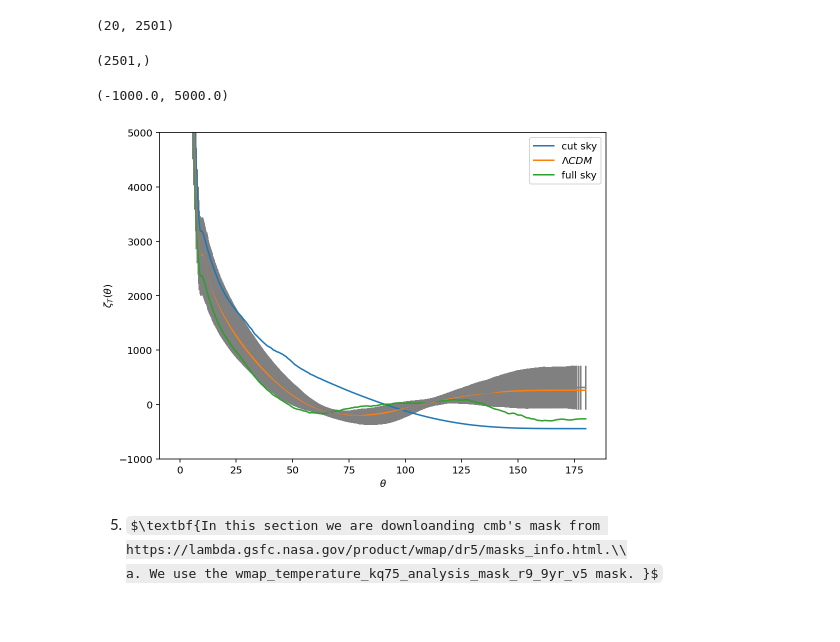
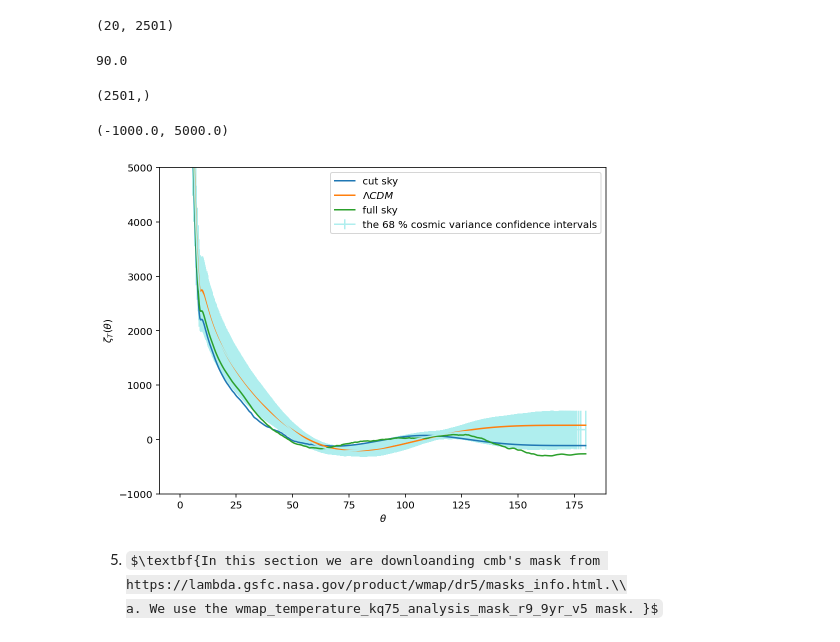
Before and after one commit to Augustocmb/cmblss, a Jupyter notebook: code/cmblss-main/correlation-function.ipynb, the cells around one changed output. Drawn from its saved outputs; the diff is of its cells as text; code cells hidden in the pictures; some formulas as TeX source.

```diff
--- a/code/cmblss-main/correlation-function.ipynb
+++ b/code/cmblss-main/correlation-function.ipynb
@@ -273,6 +248,6 @@ Dl.shape
 # %%
 corr2, xvals, weights = correlations.gauss_legendre_correlation(Dl)
-xvals2=np.linspace(-1,1,2500)
+xvals2=np.linspace(-1,1,2502)
 r2=np.arccos(xvals2)*180/np.pi # sampled theta values in degrees
 # %%
 plt.plot(r2, corr2[:,0], color = 'darkblue')
@@ -387,26 +362,26 @@ cl19_[:,0] = cl19
 cl20_[:,0] = cl20
 # %%
 # Computing the correlations of this function to enclose the erros.
-corr_1, xvals, weights = correlations.gauss_legendre_correlation(cl1_)
-corr_2, xvals, weights = correlations.gauss_legendre_correlation(cl2_)
-corr_3, xvals, weights = correlations.gauss_legendre_correlation(cl3_)
-corr_4, xvals, weights = correlations.gauss_legendre_correlation(cl4_)
-corr_5, xvals, weights = correlations.gauss_legendre_correlation(cl5_)
-corr_6, xvals, weights = correlations.gauss_legendre_correlation(cl6_)
-corr_7, xvals, weights = correlations.gauss_legendre_correlation(cl7_)
-corr_8, xvals, weights = correlations.gauss_legendre_correlation(cl8_)
-corr_9, xvals, weights = correlations.gauss_legendre_correlation(cl9_)
-corr_10, xvals, weights = correlations.gauss_legendre_correlation(cl10_)
-corr_11, xvals, weights = correlations.gauss_legendre_correlation(cl11_)
-corr_12, xvals, weights = correlations.gauss_legendre_correlation(cl12_)
-corr_13, xvals, weights = correlations.gauss_legendre_correlation(cl13_)
-corr_14, xvals, weights = correlations.gauss_legendre_correlation(cl14_)
-corr_15, xvals, weights = correlations.gauss_legendre_correlation(cl15_)
-corr_16, xvals, weights = correlations.gauss_legendre_correlation(cl16_)
-corr_17, xvals, weights = correlations.gauss_legendre_correlation(cl17_)
-corr_18, xvals, weights = correlations.gauss_legendre_correlation(cl18_)
-corr_19, xvals, weights = correlations.gauss_legendre_correlation(cl19_)
-corr_20, xvals, weights = correlations.gauss_legendre_correlation(cl20_)
+corr_1, xvals_1, weights = correlations.gauss_legendre_correlation(cl1_)
+corr_2, xvals_2, weights = correlations.gauss_legendre_correlation(cl2_)
+corr_3, xvals_3, weights = correlations.gauss_legendre_correlation(cl3_)
+corr_4, xvals_4, weights = correlations.gauss_legendre_correlation(cl4_)
+corr_5, xvals_5, weights = correlations.gauss_legendre_correlation(cl5_)
+corr_6, xvals_6, weights = correlations.gauss_legendre_correlation(cl6_)
+corr_7, xvals_7, weights = correlations.gauss_legendre_correlation(cl7_)
+corr_8, xvals_8, weights = correlations.gauss_legendre_correlation(cl8_)
+corr_9, xvals_9, weights = correlations.gauss_legendre_correlation(cl9_)
+corr_10, xvals_10, weights = correlations.gauss_legendre_correlation(cl10_)
+corr_11, xvals_11, weights = correlations.gauss_legendre_correlation(cl11_)
+corr_12, xvals_12, weights = correlations.gauss_legendre_correlation(cl12_)
+corr_13, xvals_13, weights = correlations.gauss_legendre_correlation(cl13_)
+corr_14, xvals_14, weights = correlations.gauss_legendre_correlation(cl14_)
+corr_15, xvals_15, weights = correlations.gauss_legendre_correlation(cl15_)
+corr_16, xvals_16, weights = correlations.gauss_legendre_correlation(cl16_)
+corr_17, xvals_17, weights = correlations.gauss_legendre_correlation(cl17_)
+corr_18, xvals_18, weights = correlations.gauss_legendre_correlation(cl18_)
+corr_19, xvals_19, weights = correlations.gauss_legendre_correlation(cl19_)
+corr_20, xvals_20, weights = correlations.gauss_legendre_correlation(cl20_)
 
 # Define the  intervals
 xvals_1=np.linspace(-1,1,2501)
@@ -458,6 +436,10 @@ c=np.array([corr_1[:,0],corr_2[:,0],corr_3[:,0],corr_4[:,0],corr_5[:,0], corr_6[
 c.shape
 # %% [output]
 (20, 2501)
+# %%
+ra
+# %% [output]
+90.0
 # %%
 sigma = np.std(c,axis=0)
 media = np.mean(c,axis=0)
@@ -468,19 +450,19 @@ sigma.shape
 # %%
 # Plotting the results
 plt.figure(figsize=(8,6))
-plt.errorbar(r_1,media, yerr=sigma, color= 'grey')
+plt.errorbar(r_1,media, yerr=sigma, color= 'paleturquoise', label='the 68 % cosmic variance confidence intervals')
 plt.plot(r2, corr2[:,0], label = 'cut sky')
 plt.plot(r, corrs[:,0], label='$\Lambda CDM $')
 plt.plot(r1, corr1[:,0], label ='full sky')
 #plt.plot(r2_1, corr2_1[:,0], label = 'cut sky')
 plt.ylabel(r'$\zeta_{T}(\theta)$')
 plt.xlabel(r'$\theta$')
 plt.legend(loc='best')
 
 plt.ylim(-1000,5000)
 # %% [output]
 (-1000.0, 5000.0)
-[figure, old version]
+[figure, new version]
 # %% [markdown]
  5. $\textbf{In this section we are downloanding cmb's mask from https://lambda.gsfc.nasa.gov/product/wmap/dr5/masks_info.html.\\
  a. We use the wmap_temperature_kq75_analysis_mask_r9_9yr_v5 mask. }$
```
Also changed, not shown: parts of 35 cells of this notebook.
